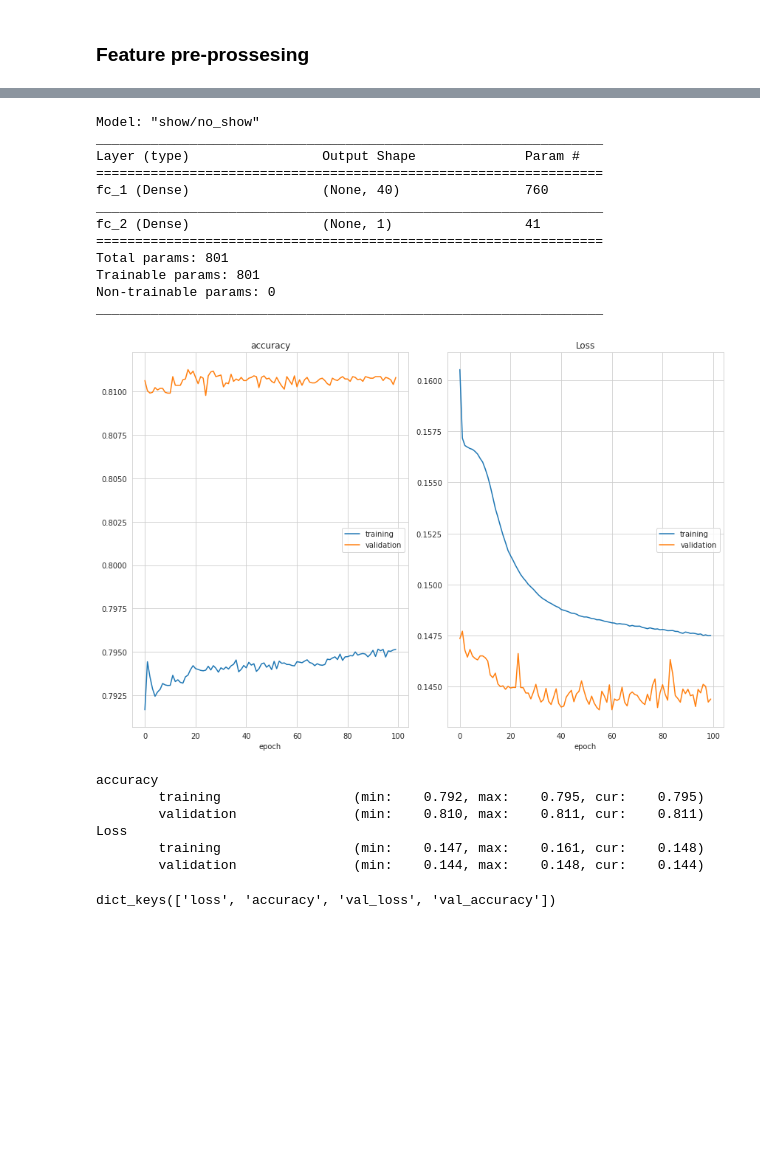
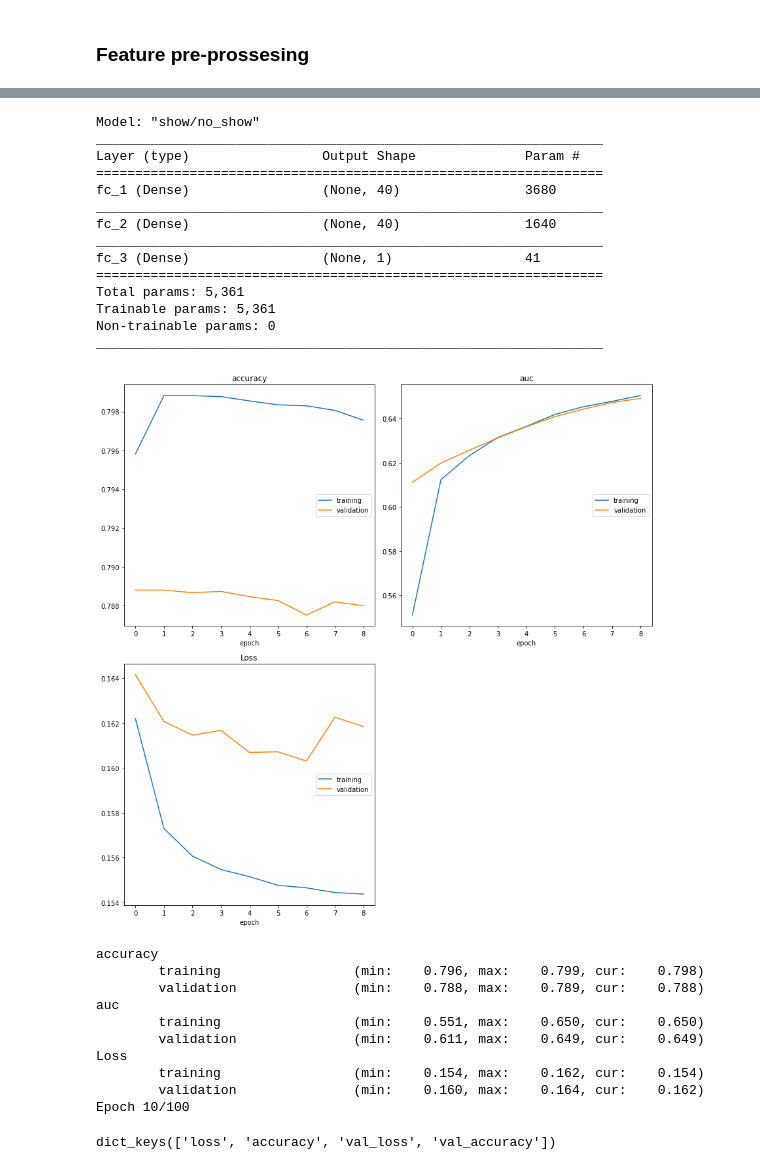
Before and after one commit to Omerdan03/Doc-Oclock, a Jupyter notebook: Data_Science/Doc_oclock_training.ipynb, the cells around one changed output, grey strips where cells are left out. Saved outputs shown, nothing was run; the diff lists cells and outputs as text; code cells hidden in the pictures; blank space fills up the shorter version.

```diff
--- a/Data_Science/Doc_oclock_training.ipynb
+++ b/Data_Science/Doc_oclock_training.ipynb
@@ -863,4 +892,3 @@ NameError: ignored
 # %%
 scaler = MinMaxScaler()
-scaler.fit(X)
-X_t = scaler.transform(X)
+X_t = scaler.fit_transform(X_t)
@@ -867,13 +902,16 @@ X_t = scaler.transform(X)
+# %%
+X_train, X_test, y_train, y_test = train_test_split(X_t, y, test_size=0.33, random_state=42)
 # %%
 layers = []
-layers.append(Dense(40, input_dim=18, activation='sigmoid', name='fc_1')) # 1st fully connected layer
-layers.append(Dense(1, activation='sigmoid', name='fc_2')) # 1st fully connected layer
+layers.append(Dense(40, input_dim=91, activation='sigmoid', name='fc_1')) # 1st fully connected layer
+layers.append(Dense(40, activation='relu', name='fc_2'))
+layers.append(Dense(1, activation='sigmoid', name='fc_3')) # 1st fully connected layer
 model = Sequential(layers, name='show/no_show')
 # %%
 model.compile(
     optimizer='rmsprop',
     loss='mse',
-    metrics=['accuracy'])
+    metrics=['accuracy', 'AUC'])
 # %%
 model.summary()
 # %% [output]
@@ -881,28 +919,34 @@ Model: "show/no_show"
 _________________________________________________________________
 Layer (type)                 Output Shape              Param #
 =================================================================
-fc_1 (Dense)                 (None, 40)                760
+fc_1 (Dense)                 (None, 40)                3680
 _________________________________________________________________
-fc_2 (Dense)                 (None, 1)                 41
+fc_2 (Dense)                 (None, 40)                1640
+_________________________________________________________________
+fc_3 (Dense)                 (None, 1)                 41
 =================================================================
-Total params: 801
-Trainable params: 801
+Total params: 5,361
+Trainable params: 5,361
 Non-trainable params: 0
 _________________________________________________________________
 # %%
 from livelossplot import PlotLossesKeras
 
-history = model.fit(x=X_t, y=y, validation_split=0.2,
-                    epochs=100, batch_size=50, verbose=-1,
+history = model.fit(x=X_train, y=y_train, validation_split=0.2,
+                    epochs=100, batch_size=300, verbose=-1,
                     callbacks=[PlotLossesKeras()])
 # %% [output]
-[figure, old version]
+[figure, new version]
 accuracy
-        training                 (min:    0.792, max:    0.795, cur:    0.795)
-        validation               (min:    0.810, max:    0.811, cur:    0.811)
+        training                 (min:    0.796, max:    0.799, cur:    0.798)
+        validation               (min:    0.788, max:    0.789, cur:    0.788)
+auc
+        training                 (min:    0.551, max:    0.650, cur:    0.650)
+        validation               (min:    0.611, max:    0.649, cur:    0.649)
 Loss
-        training                 (min:    0.147, max:    0.161, cur:    0.148)
-        validation               (min:    0.144, max:    0.148, cur:    0.144)
+        training                 (min:    0.154, max:    0.162, cur:    0.154)
+        validation               (min:    0.160, max:    0.164, cur:    0.162)
+Epoch 10/100
 # %%
 history.history.keys()
 # %% [output]
```
Also changed, not shown: parts of 63 cells of this notebook.
